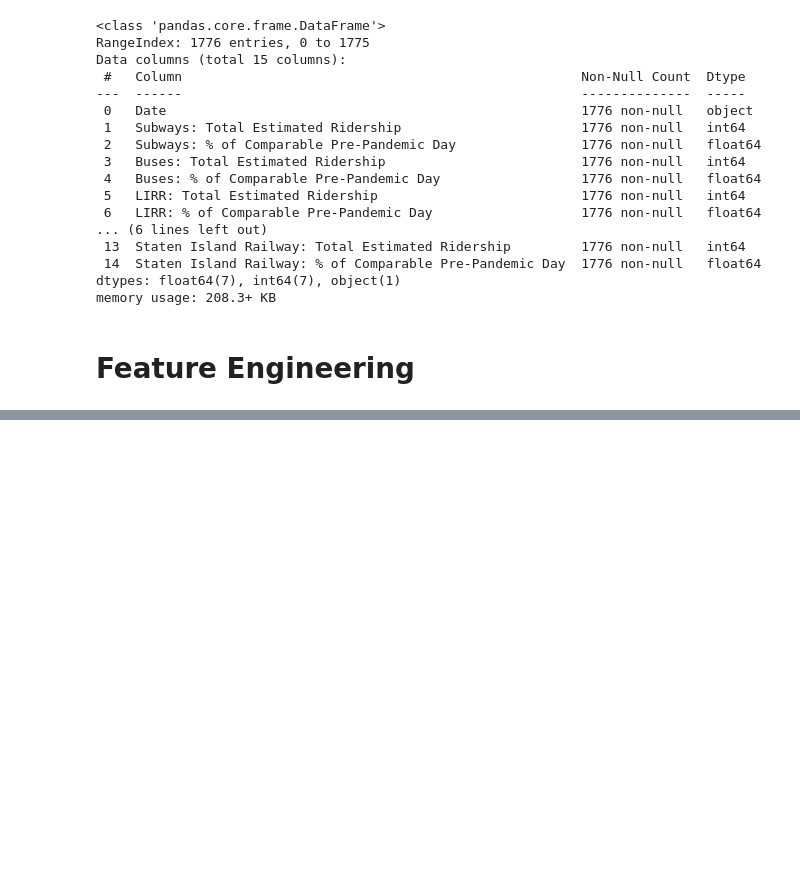
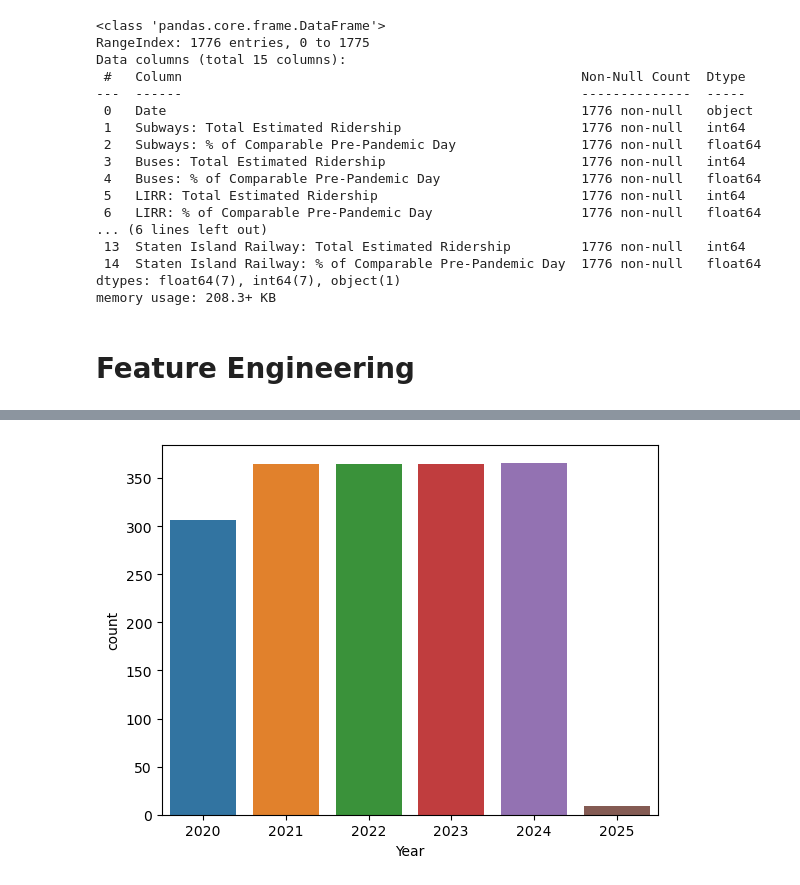
Before and after one commit to alishanstyles/MTA-Daily-Ridership, a Jupyter notebook: Untitled.ipynb, the cells around one changed output, grey strips where cells are left out. Saved outputs shown, nothing was run; the diff lists cells and outputs as text; code cells hidden in the pictures; blank space fills up the shorter version.

```diff
--- a/Untitled.ipynb
+++ b/Untitled.ipynb
@@ -150,0 +208,4 @@ df.head()
+# %%
+sns.countplot(data = df, x = 'Year');
+# %% [output]
+[figure, added]
```
Also changed, not shown: parts of 9 cells of this notebook.
